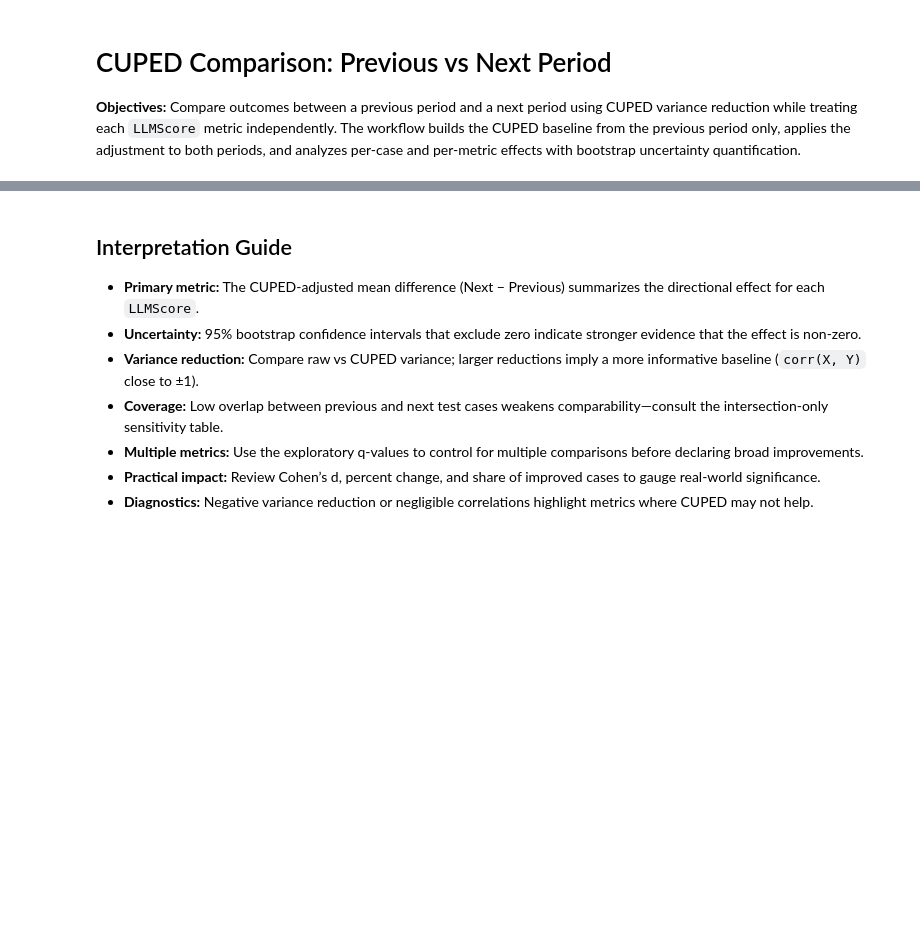
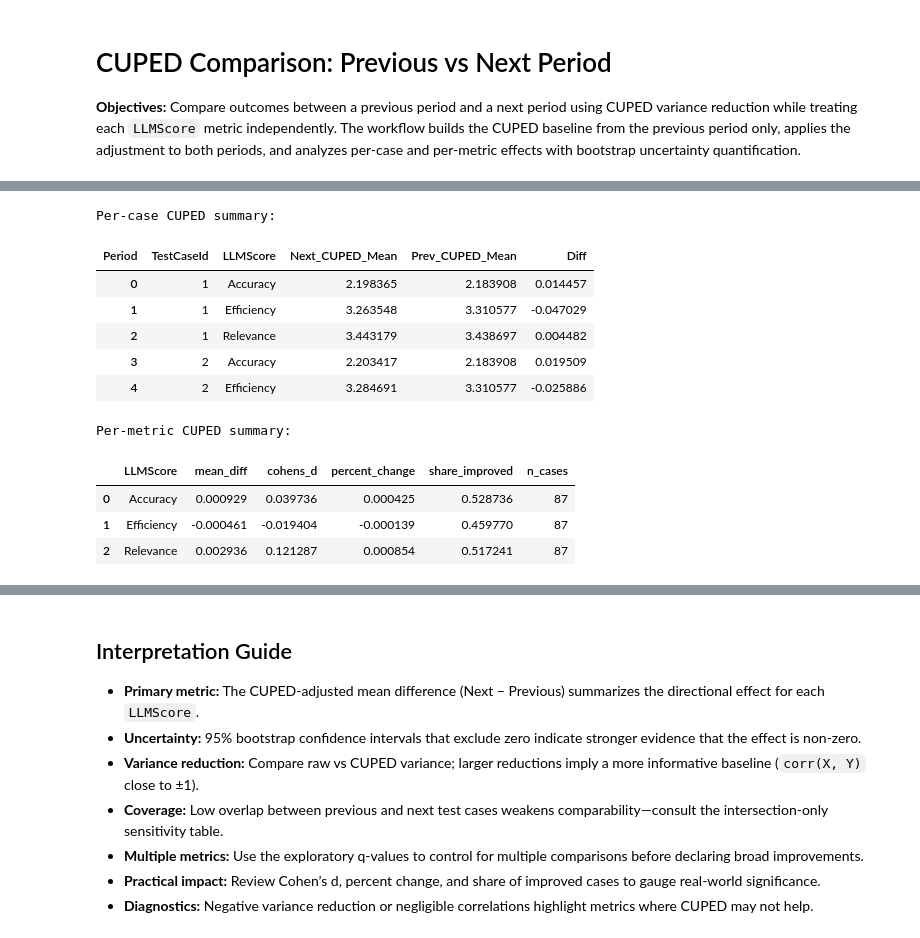
Before and after one commit to aadharshkannan/singlenotebooks, a Jupyter notebook: cuped_analysis.ipynb, the cells around one changed output, grey strips where cells are left out. Saved outputs shown, nothing was run; the diff lists cells and outputs as text; code cells hidden in the pictures; blank space fills up the shorter version.

```diff
--- a/cuped_analysis.ipynb
+++ b/cuped_analysis.ipynb
@@ -37,6 +43,6 @@ print(f"Random seed: {RANDOM_SEED}")
 # %%
 # Cell 2 — Robust File Loaders
-REQUIRED_COLUMNS = ['RunID', 'TrialID', 'TestCaseID', 'LLMScore', 'Value']
+REQUIRED_COLUMNS = ['RunId', 'TrialId', 'TestCaseId', 'LLMScore', 'Value']
 
 def load_dataset(path: Path) -> pd.DataFrame:
     if not path.exists():
@@ -51,7 +57,7 @@ def load_dataset(path: Path) -> pd.DataFrame:
     if missing_cols:
         raise ValueError(f"Dataset {path} is missing required columns: {sorted(missing_cols)}")
     # Drop TrialID explicitly as instructed (single TrialID only).
-    df = df.drop(columns=['TrialID'])
+    df = df.drop(columns=['TrialId'])
     df['Value'] = pd.to_numeric(df['Value'], errors='coerce')
     if df['Value'].isna().any():
         bad_rows = df[df['Value'].isna()]
@@ -105,7 +130,7 @@ display(coverage_df)
 # Cell 4 — Build CUPED Baseline (X) from Previous
 X_baseline = (
     previous_df
-    .groupby(['TestCaseID', 'LLMScore'], as_index=False)['Value']
+    .groupby(['TestCaseId', 'LLMScore'], as_index=False)['Value']
     .mean()
     .rename(columns={'Value': 'X_baseline'})
 )
@@ -122,6 +160,6 @@ display(metric_baseline_stats)
 # %%
 # Cell 5 — Estimate θ per Metric (CUPED coefficient)
-prev_with_baseline = previous_df.merge(X_baseline, on=['TestCaseID', 'LLMScore'], how='left')
+prev_with_baseline = previous_df.merge(X_baseline, on=['TestCaseId', 'LLMScore'], how='left')
 theta_rows = []
 for metric, group in prev_with_baseline.groupby('LLMScore'):
     x = group['X_baseline']
@@ -161,7 +205,7 @@ mean_X_baseline = X_baseline.groupby('LLMScore')['X_baseline'].mean().rename('me
 X_with_mean = X_baseline.merge(mean_X_baseline, on='LLMScore', how='left')
 
 def apply_cuped(df: pd.DataFrame, label: str) -> pd.DataFrame:
-    merged = df.merge(X_with_mean, on=['TestCaseID', 'LLMScore'], how='left')
+    merged = df.merge(X_with_mean, on=['TestCaseId', 'LLMScore'], how='left')
     merged = merged.merge(theta_df[['LLMScore', 'theta']], on='LLMScore', how='left')
     merged['X_baseline'] = merged['X_baseline'].fillna(merged['mean_X_baseline'])
     merged['theta'] = merged['theta'].fillna(0.0)
@@ -191,7 +241,7 @@ display(variance_df)
 all_cuped = pd.concat([previous_cuped, next_cuped], ignore_index=True)
 per_case = (
     all_cuped
-    .groupby(['TestCaseID', 'LLMScore', 'Period'])['Value_CUPED']
+    .groupby(['TestCaseId', 'LLMScore', 'Period'])['Value_CUPED']
     .mean()
     .unstack('Period')
     .rename(columns={'Previous': 'Prev_CUPED_Mean', 'Next': 'Next_CUPED_Mean'})
@@ -200,33 +250,46 @@ per_case['Diff'] = per_case['Next_CUPED_Mean'] - per_case['Prev_CUPED_Mean']
 per_case = per_case.reset_index()
 print('Per-case CUPED summary:')
 display(per_case.head())
 
 def cohen_d(diff_values: np.ndarray) -> float:
     diff_values = diff_values[~np.isnan(diff_values)]
     if diff_values.size == 0:
         return np.nan
     mean_diff = diff_values.mean()
     std_diff = diff_values.std(ddof=1)
     return mean_diff / std_diff if std_diff > 0 else np.nan
 
 metric_summary_rows = []
 for metric, group in per_case.groupby('LLMScore'):
     diffs = group['Diff'].dropna().values
     prev_mean = group['Prev_CUPED_Mean'].mean()
     next_mean = group['Next_CUPED_Mean'].mean()
     percent_change = (next_mean / prev_mean - 1) if prev_mean != 0 else np.nan
     share_improved = np.mean(diffs > 0) if len(diffs) else np.nan
     metric_summary_rows.append({
         'LLMScore': metric,
         'mean_diff': np.mean(diffs) if len(diffs) else np.nan,
         'cohens_d': cohen_d(diffs),
         'percent_change': percent_change,
         'share_improved': share_improved,
         'n_cases': len(diffs)
     })
 metric_summary_df = pd.DataFrame(metric_summary_rows)
 print('Per-metric CUPED summary:')
 display(metric_summary_df)
+# %% [output]
+Per-case CUPED summary:
+| Period | TestCaseId | LLMScore | Next_CUPED_Mean | Prev_CUPED_Mean | Diff |
+| 0 | 1 | Accuracy | 2.198365 | 2.183908 | 0.014457 |
+| 1 | 1 | Efficiency | 3.263548 | 3.310577 | -0.047029 |
+| 2 | 1 | Relevance | 3.443179 | 3.438697 | 0.004482 |
+| 3 | 2 | Accuracy | 2.203417 | 2.183908 | 0.019509 |
+| 4 | 2 | Efficiency | 3.284691 | 3.310577 | -0.025886 |
+Per-metric CUPED summary:
+|  | LLMScore | mean_diff | cohens_d | percent_change | share_improved | n_cases |
+| 0 | Accuracy | 0.000929 | 0.039736 | 0.000425 | 0.528736 | 87 |
+| 1 | Efficiency | -0.000461 | -0.019404 | -0.000139 | 0.459770 | 87 |
+| 2 | Relevance | 0.002936 | 0.121287 | 0.000854 | 0.517241 | 87 |
 # %%
 # Cell 8 — Bootstrap Inference (clustered by TestCaseID)
 from numpy.random import default_rng
```
Also changed, not shown: parts of 11 cells of this notebook, 1 other file.
